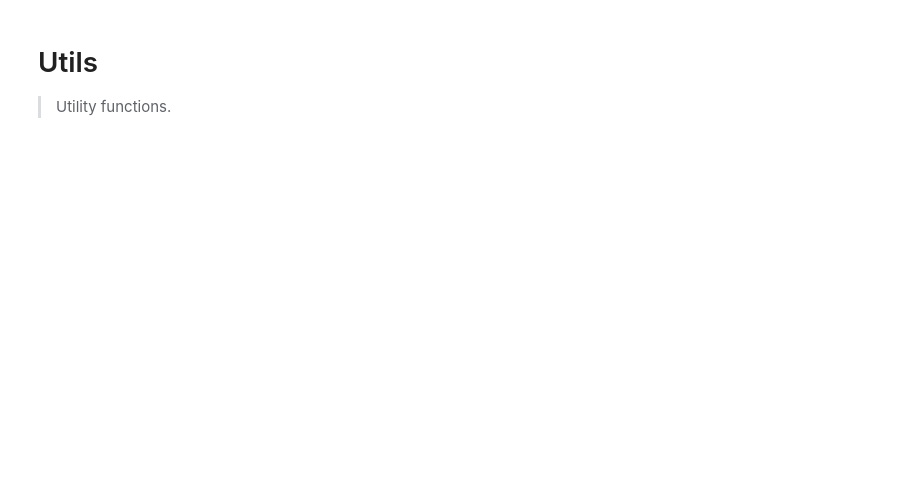
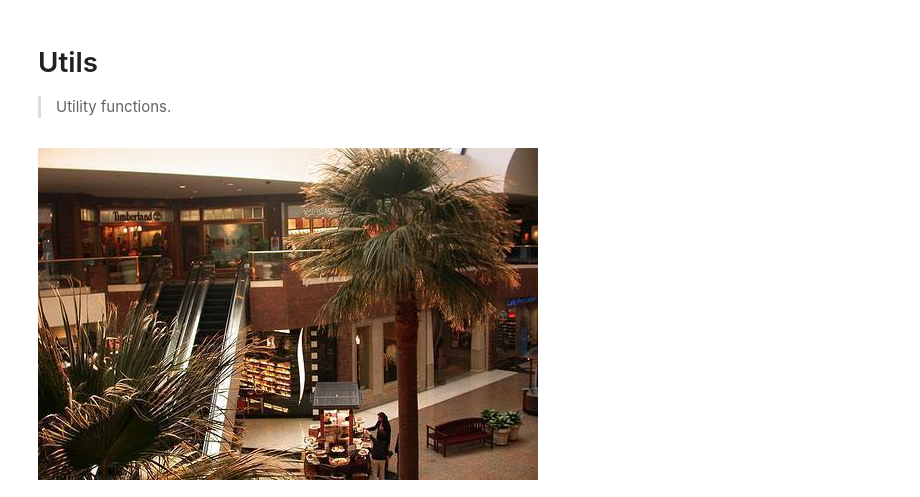
Before and after one commit to lgvaz/polvo, a Jupyter notebook: nbs/01_utils.ipynb, the cells around one changed output. Drawn from its saved outputs; the diff is of its cells as text; code cells hidden in the pictures; blank space fills up the shorter version.

Commit message:
adds test images; implements open_image and open_mask

```diff
--- a/nbs/01_utils.ipynb
+++ b/nbs/01_utils.ipynb
@@ -10 +14,13 @@ import uuid, json
 from IPython.display import display_javascript, display_html, display
+# %%
+#|export
+def open_image(fn, gray=False, ignore_exif=True) -> Image.Image:
+    "Open an image from disk `fn` as a PIL Image"
+    color = "L" if gray else "RGB"
+    image = Image.open(str(fn))
+    if not ignore_exif: image = ImageOps.exif_transpose(image)
+    return image.convert(color)
+# %%
+open_image(pv.test.SEG_IMAGE)
+# %% [output]
+[figure, added]
```
Also changed, not shown: parts of 3 cells of this notebook, 10 other files.
